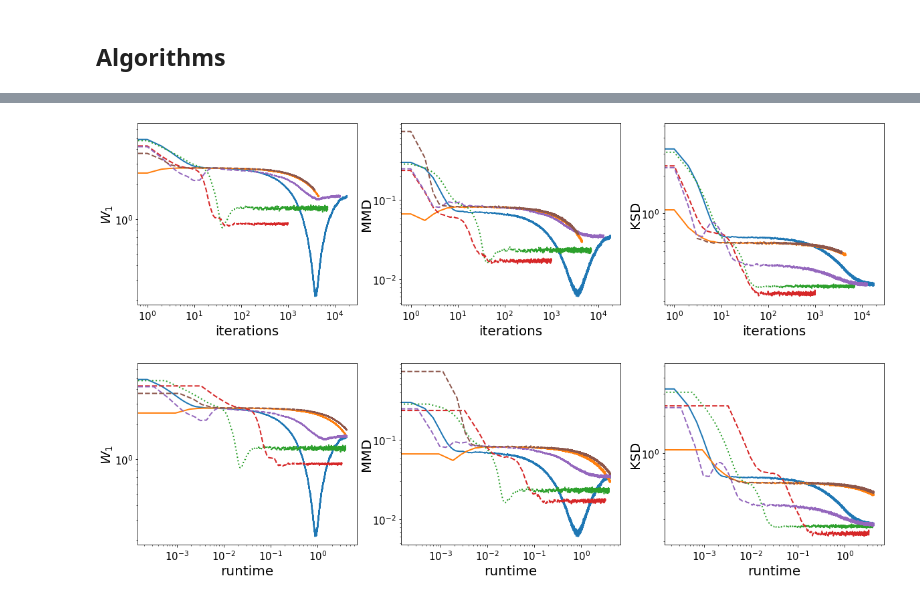
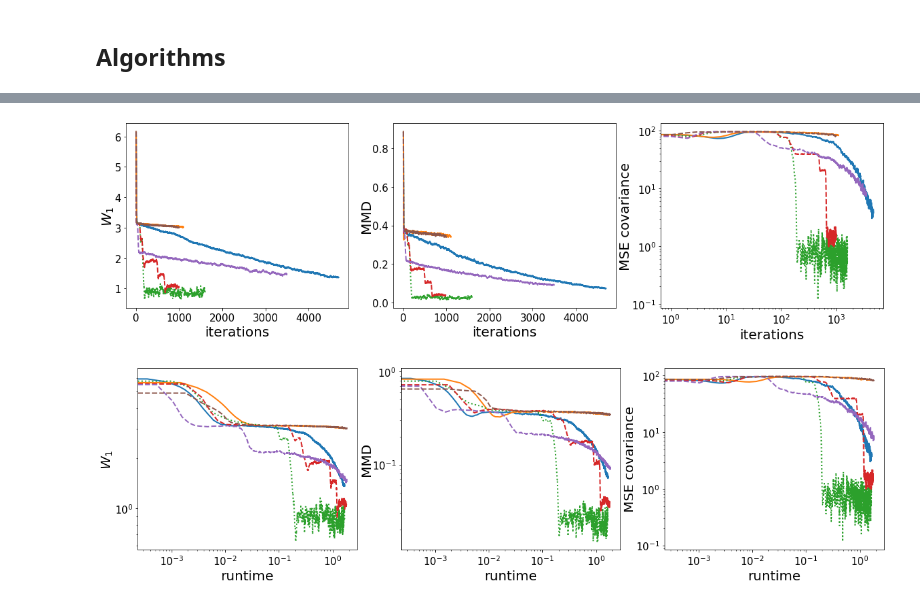
Before and after one commit to FrancescaCrucinio/SMC-WFR, a Jupyter notebook: GaussianMixture/GaussianMixture2D_FlowComparison.ipynb, the cells around one changed output, grey strips where cells are left out. Drawn from its saved outputs; the diff is of its cells as text; code cells hidden in the pictures.

```diff
--- a/GaussianMixture/GaussianMixture2D_FlowComparison.ipynb
+++ b/GaussianMixture/GaussianMixture2D_FlowComparison.ipynb
@@ -62,9 +70,9 @@ Niter_smcmala = int(Niter*3.7)
 # %%
-gamma_mala = 0.85
-gamma_smcmala = 0.85
+gamma_mala = 0.25
+gamma_smcmala = 0.25
 # %%
 Nalgo = 6
-Nrep = 50
+Nrep = 5
 
 ula_chain = np.zeros((Nrep, Niter_ula, d, N))
 mala_chain = np.zeros((Nrep, Niter_mala, d, N))
@@ -184,12 +192,19 @@ mmd_wfr = np.zeros((Nrep, Niter))
 mmd_smcula = np.zeros((Nrep, Niter_smcula))
 mmd_smcmala = np.zeros((Nrep, Niter_smcmala))
 
-ksd_ula = np.zeros((Nrep, Niter_ula))
-ksd_mala = np.zeros((Nrep, Niter_mala))
-ksd_fr = np.zeros((Nrep, Niter_fr))
-ksd_wfr = np.zeros((Nrep, Niter))
-ksd_smcula = np.zeros((Nrep, Niter_smcula))
-ksd_smcmala = np.zeros((Nrep, Niter_smcmala))
+# ksd_ula = np.zeros((Nrep, Niter_ula))
+# ksd_mala = np.zeros((Nrep, Niter_mala))
+# ksd_fr = np.zeros((Nrep, Niter_fr))
+# ksd_wfr = np.zeros((Nrep, Niter))
+# ksd_smcula = np.zeros((Nrep, Niter_smcula))
+# ksd_smcmala = np.zeros((Nrep, Niter_smcmala))
+
+cov_ula = np.zeros((Nrep, Niter_ula))
+cov_mala = np.zeros((Nrep, Niter_mala))
+cov_fr = np.zeros((Nrep, Niter_fr))
+cov_wfr = np.zeros((Nrep, Niter))
+cov_smcula = np.zeros((Nrep, Niter_smcula))
+cov_smcmala = np.zeros((Nrep, Niter_smcmala))
 # %%
 for j in range(Nrep):
     for i in range(Niter_ula):
@@ -238,42 +259,42 @@ w1_smcmala_plot = np.mean(np.mean(w1_smcmala, axis = 1), axis = 0)
 # %%
 plt.figure(figsize = (20,5))
 plt.subplot(1, 3, 1)
-plt.loglog(w1_ula_plot, label = 'ULA', lw = 2)
+plt.plot(w1_ula_plot, label = 'ULA', lw = 2)
 plt.plot(w1_mala_plot, label = 'MALA', lw = 2)
 plt.plot(w1_fr_plot, label = 'SMC-tempering', lw = 2, linestyle = 'dotted')
 plt.plot(w1_wfr_plot, label = 'SMC-WFR', lw = 2, linestyle = 'dashed')
 plt.plot(w1_smcula_plot, label = 'SMC-ULA', lw = 2, linestyle = 'dashed')
 plt.plot(w1_smcmala_plot, label = 'SMC-MALA', lw = 2, linestyle = 'dashed')
 plt.xlabel('iterations', fontsize = 20)
 plt.ylabel('$W_1$', fontsize = 20, labelpad=-1)
 plt.xticks(fontsize=15);
 plt.yticks(fontsize=15);
 # legend = plt.legend(loc = 'lower center', bbox_to_anchor=(1, -0.5), ncol = 6, fontsize = 20)
 plt.subplot(1, 3, 2)
-plt.loglog(np.mean(mmd_ula, axis = 0), lw = 2)
+plt.plot(np.mean(mmd_ula, axis = 0), lw = 2)
 plt.plot(np.mean(mmd_mala, axis = 0), lw = 2)
 plt.plot(np.mean(mmd_fr, axis = 0), lw = 2, linestyle = 'dotted')
 plt.plot(np.mean(mmd_wfr, axis = 0), lw = 2, linestyle = 'dashed')
 plt.plot(np.mean(mmd_smcula, axis = 0), lw = 2, linestyle = 'dashed')
 plt.plot(np.mean(mmd_smcmala, axis = 0), lw = 2, linestyle = 'dashed')
 plt.xlabel('iterations', fontsize = 20)
 plt.ylabel('MMD', fontsize = 20, labelpad=-1)
 plt.xticks(fontsize=15);
 plt.yticks(fontsize=15);
 plt.subplot(1, 3, 3)
-plt.loglog(np.mean(ksd_ula, axis = 0), lw = 2)
-plt.plot(np.mean(ksd_mala, axis = 0), lw = 2)
-plt.plot(np.mean(ksd_fr, axis = 0), lw = 2, linestyle = 'dotted')
-plt.plot(np.mean(ksd_wfr, axis = 0), lw = 2, linestyle = 'dashed')
-plt.plot(np.mean(ksd_smcula, axis = 0), lw = 2, linestyle = 'dashed')
-plt.plot(np.mean(ksd_smcmala, axis = 0), lw = 2, linestyle = 'dashed')
+plt.loglog(np.mean(cov_ula, axis = 0), lw = 2)
+plt.plot(np.mean(cov_mala, axis = 0), lw = 2)
+plt.plot(np.mean(cov_fr, axis = 0), lw = 2, linestyle = 'dotted')
+plt.plot(np.mean(cov_wfr, axis = 0), lw = 2, linestyle = 'dashed')
+plt.plot(np.mean(cov_smcula, axis = 0), lw = 2, linestyle = 'dashed')
+plt.plot(np.mean(cov_smcmala, axis = 0), lw = 2, linestyle = 'dashed')
 plt.xlabel('iterations', fontsize = 20)
-plt.ylabel('KSD', fontsize = 20, labelpad=-1)
+plt.ylabel('MSE covariance', fontsize = 20, labelpad=-1)
 plt.xticks(fontsize=15);
 plt.yticks(fontsize=15);
-plt.savefig('conv_iter_gm.pdf', bbox_inches="tight")
+# plt.savefig('conv_iter_gm.pdf', bbox_inches="tight")
 # %% [output]
-[figure, old version]
+[figure, new version]
 # %%
 plt.figure(figsize = (20,5))
 plt.subplot(1, 3, 1)
@@ -299,16 +320,16 @@ plt.ylabel('MMD', fontsize = 20, labelpad=-1)
 plt.xticks(fontsize=15);
 plt.yticks(fontsize=15);
 plt.subplot(1, 3, 3)
-plt.loglog(xx_ula, np.mean(ksd_ula, axis = 0), lw = 2)
-plt.plot(xx_mala, np.mean(ksd_mala, axis = 0), lw = 2)
-plt.plot(xx_fr, np.mean(ksd_fr, axis = 0), lw = 2, linestyle = 'dotted')
-plt.plot(xx_wfr, np.mean(ksd_wfr, axis = 0), lw = 2, linestyle = 'dashed')
-plt.plot(xx_smcula, np.mean(ksd_smcula, axis = 0), lw = 2, linestyle = 'dashed')
-plt.plot(xx_smcmala, np.mean(ksd_smcmala, axis = 0), lw = 2, linestyle = 'dashed')
+plt.loglog(xx_ula, np.mean(cov_ula, axis = 0), lw = 2)
+plt.plot(xx_mala, np.mean(cov_mala, axis = 0), lw = 2)
+plt.plot(xx_fr, np.mean(cov_fr, axis = 0), lw = 2, linestyle = 'dotted')
+plt.plot(xx_wfr, np.mean(cov_wfr, axis = 0), lw = 2, linestyle = 'dashed')
+plt.plot(xx_smcula, np.mean(cov_smcula, axis = 0), lw = 2, linestyle = 'dashed')
+plt.plot(xx_smcmala, np.mean(cov_smcmala, axis = 0), lw = 2, linestyle = 'dashed')
 plt.xlabel('runtime', fontsize = 20)
-plt.ylabel('KSD', fontsize = 20, labelpad=-1)
+plt.ylabel('MSE covariance', fontsize = 20, labelpad=-1)
 plt.xticks(fontsize=15);
 plt.yticks(fontsize=15);
-plt.savefig('conv_runtime_gm.pdf', bbox_inches="tight")
+# plt.savefig('conv_runtime_gm.pdf', bbox_inches="tight")
 # %% [output]
-[figure, old version]
+[figure, new version]
```
Also changed, not shown: parts of 18 cells of this notebook, 9 other files.
